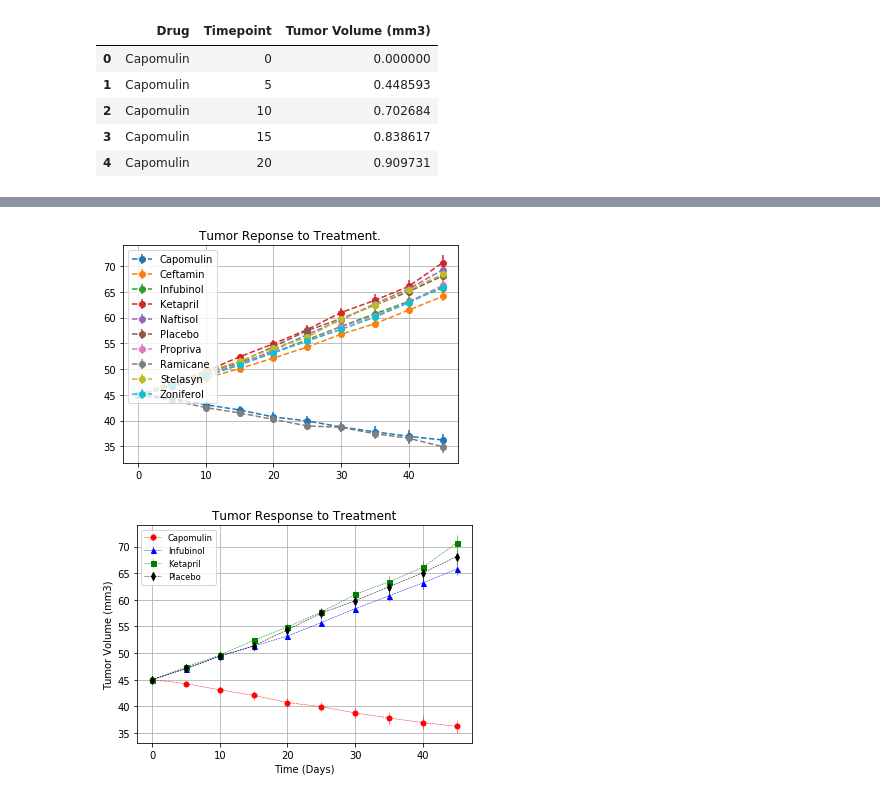
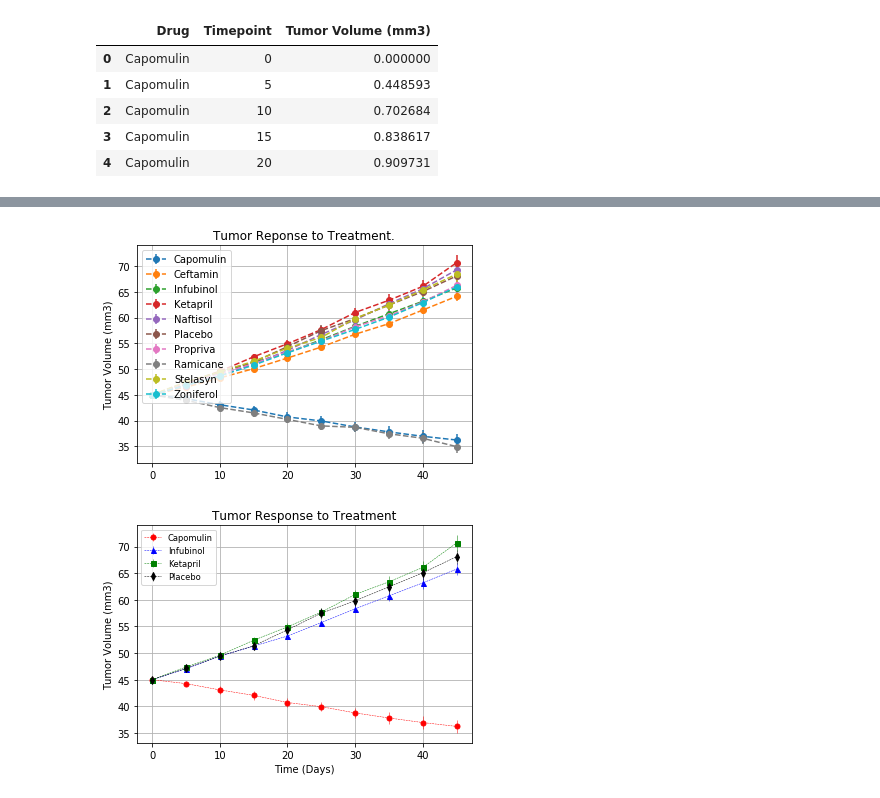
Before and after one commit to DouglasMatheny/MatplotlibHomework, a Jupyter notebook: Pymaceuticals/pymaceuticals.ipynb, the cells around one changed output, grey strips where cells are left out. Saved outputs shown, nothing was run; the diff lists cells and outputs as text; code cells hidden in the pictures.

```diff
--- a/Pymaceuticals/pymaceuticals.ipynb
+++ b/Pymaceuticals/pymaceuticals.ipynb
@@ -128,27 +128,27 @@ tumor_response_df1a = tumor_response_df1a.reset_index()
 # %%
 # Generate the Plot (with Error Bars)
 #Add the figure
 fig, axes = plt.subplots(1,1,sharex=True, sharey=True)
 
 #Turn on the grid
 axes.grid()
 for column in tumor_response_df1a:
     if column != 'Timepoint':
         axes.errorbar(x=tumor_response_df1a['Timepoint'], y=tumor_response_df1a[column], \
                      yerr=tumor_response_df2a[column],
                      label=column, \
                      linestyle='dashed', marker='o'
                      )
 
 
 # Plot title
 plt.title('Tumor Reponse to Treatment.')
-
+axes.set_ylabel('Tumor Volume (mm3)')
 # # Create a legend
 plt.legend(loc='upper left' )
 plt.show()
 # %% [output]
-[figure, old version]
+[figure, new version]
 # %%
 # %% [output]
 [figure]
```
Also changed, not shown: parts of 9 cells of this notebook.
